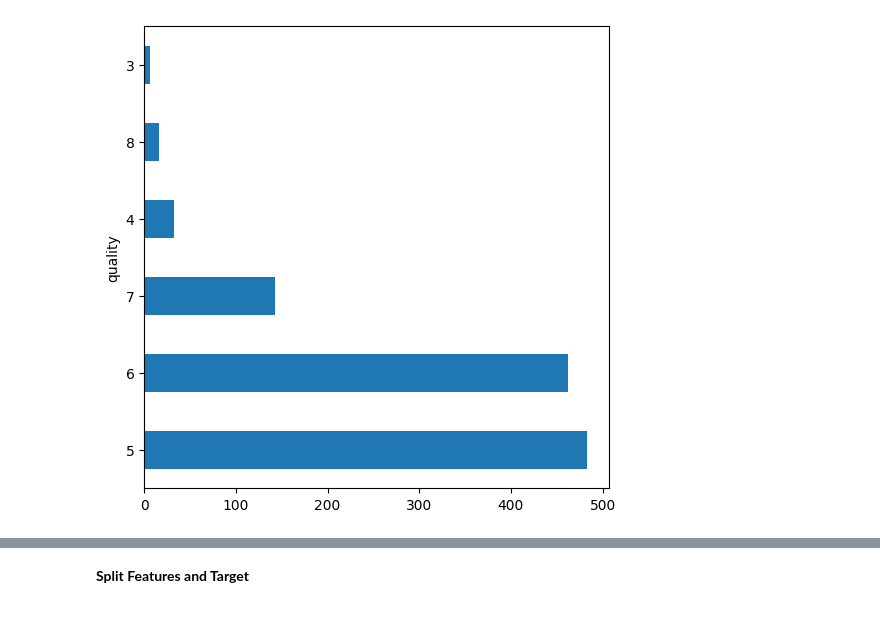
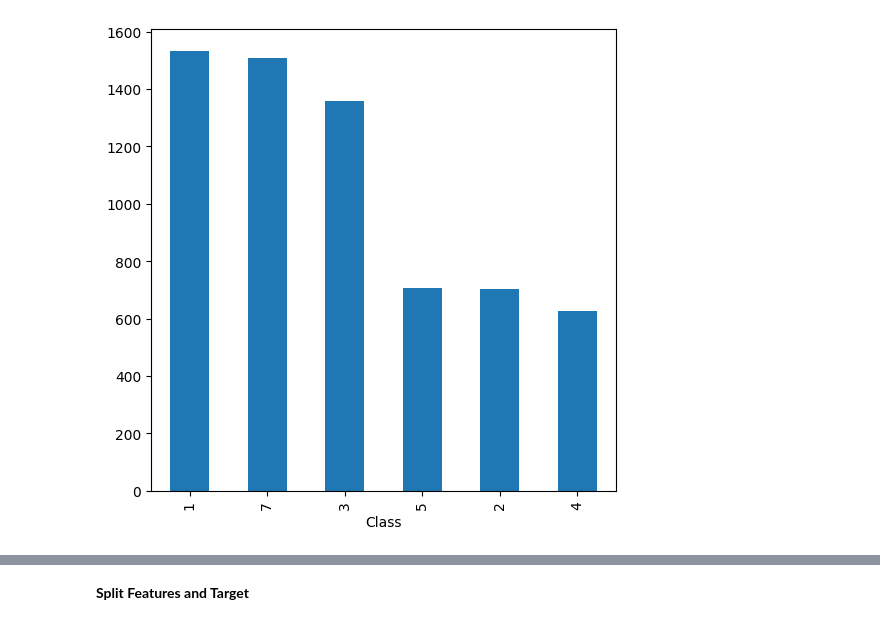
Before and after one commit to mdmohsin212/interview-prep, a Jupyter notebook: ML/Ensemble/Advance/Ensemble_project.ipynb, the cells around one changed output, grey strips where cells are left out. Saved outputs shown, nothing was run; the diff lists cells and outputs as text; code cells hidden in the pictures.

```diff
--- a/ML/Ensemble/Advance/Ensemble_project.ipynb
+++ b/ML/Ensemble/Advance/Ensemble_project.ipynb
@@ -17,6 +16,6 @@ import seaborn as sns
 import warnings
 warnings.filterwarnings('ignore')
 # %%
-df = pd.read_csv('C:/Users/User/Downloads/archive/WineQT.csv')
+df = pd.read_csv('C:/All Programming/Phitron/Machine learning/Books and dataset/Dataset/Public-Datasets/satellite.csv')
 df.head()
 # %% [output]
@@ -33,3 +41,0 @@ Shape: (1143, 13)
-# %%
-df.drop('Id', axis=1, inplace=True)
-print(df.info())
@@ -77,6 +42,6 @@ plt.show()
 # %%
 plt.figure(figsize=(6, 6))
-df['quality'].value_counts().plot(kind='barh')
+df['Class'].value_counts().plot(kind='bar')
 plt.show()
 # %% [output]
-[figure, old version]
+[figure, new version]
```
Also changed, not shown: parts of 28 cells of this notebook, 3 other files.
